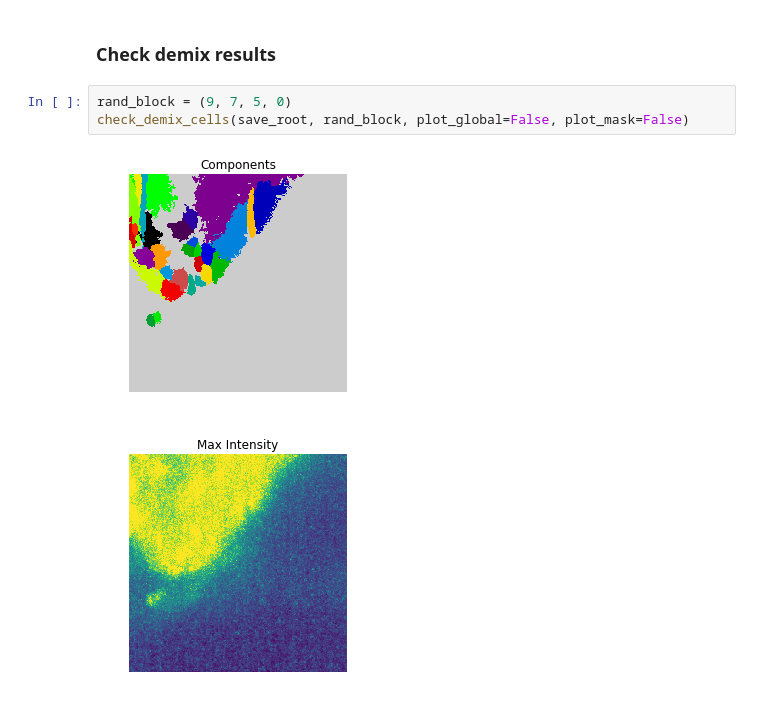
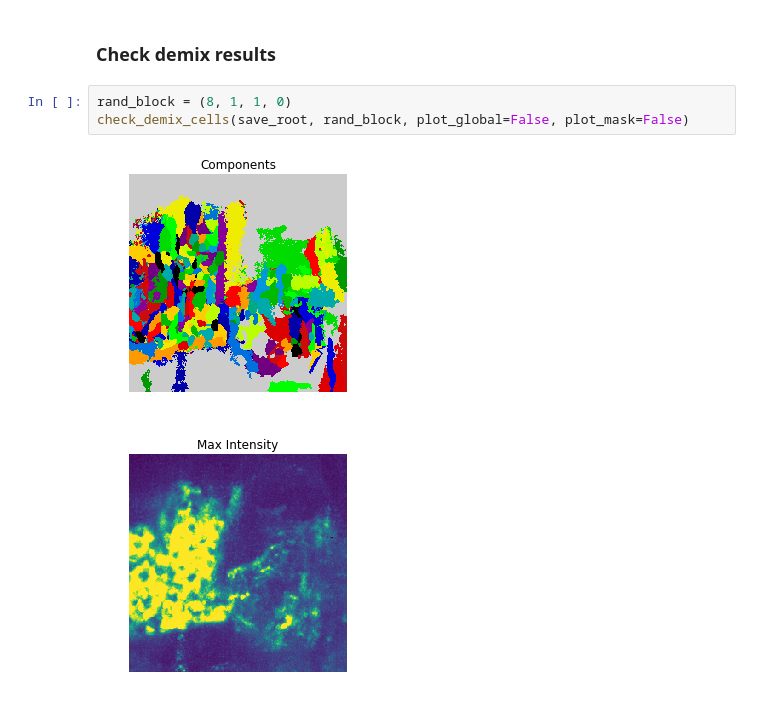
Before and after one commit to zqwei/Glia_analysis, a Jupyter notebook: Processing/Cell_segmentation.ipynb, the cells around one changed output. Saved outputs shown, nothing was run; the diff lists cells and outputs as text.

```diff
--- a/Processing/Cell_segmentation.ipynb
+++ b/Processing/Cell_segmentation.ipynb
@@ -175,9 +175,9 @@ Job <56429475> is being terminated
 # %% [markdown]
 ### Check demix results
 # %%
-rand_block = (9, 7, 5, 0)
+rand_block = (8, 1, 1, 0)
 check_demix_cells(save_root, rand_block, plot_global=False, plot_mask=False)
 # %% [output]
-[figure, old version]
+[figure, new version]
-[figure, old version]
+[figure, new version]
 # %%
```
Also changed, not shown: parts of 1 cell of this notebook.
